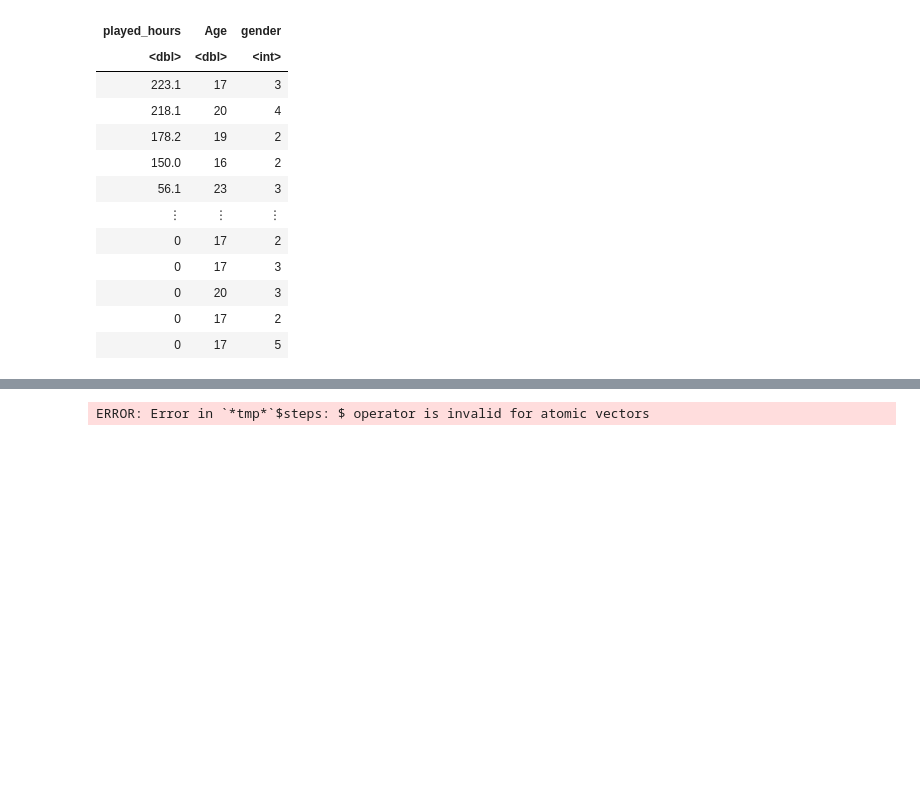
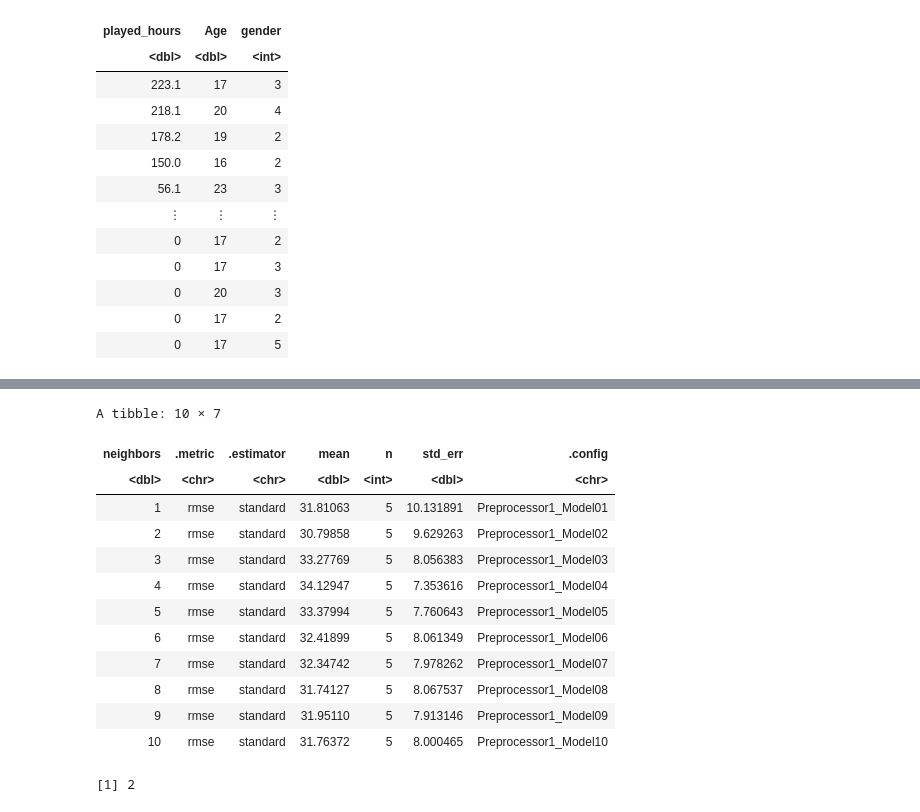
Before and after one commit to Jazecab/DSCI100-Project-Main, a Jupyter notebook: Project_JC.ipynb, the cells around one changed output, grey strips where cells are left out. Drawn from its saved outputs; the diff is of its cells as text; code cells hidden in the pictures; blank space fills up the shorter version.

```diff
--- a/Project_JC.ipynb
+++ b/Project_JC.ipynb
@@ -175,40 +155,53 @@ player_training<-training(isplit)
 player_testing<-testing(isplit)
 
 #forming a recipe
-hour_recipe<-recipe(played_hours ~., data=player_training)  #using all predictors in the dataset
-    step_scale(all_numeric())|>
-    step_center(all_numeric())
+hour_recipe<-recipe(played_hours ~., data=player_training)|>  #using all predictors in the dataset
+    step_scale(all_predictors())|>
+    step_center(all_predictors())
 
 #forming a tuning model to determine best k
 tune_spec<-nearest_neighbor(weight_func="rectangular", neighbors=tune())|>
     set_engine("kknn")|>
     set_mode("regression") #doing a regression algorithm to predict played hours
 
 #5-fold cross-validation
 #folds are created in a random way, so re-running this code would result in slight differences in prediction estimates
 vfold<-vfold_cv(player_training, v=5, strata=played_hours)
 
 
 #developing a fit
 tune_fit<-workflow()|>
     add_recipe(hour_recipe)|>
     add_model(tune_spec)
 
 
 #setting a range of k=1-10 to find the best k
 kvals<-tibble(neighbors=seq(from=1, to=10, by=1))
 
 #collecting data to find the smallest RMSE
 kvals_result<-tune_fit|>
     tune_grid(resamples=vfold, grid=kvals)|>
     collect_metrics()|>
     filter(.metric=="rmse")
 kvals_result
 
 # finding k value with minimum rmse for use in testing model
 kvals_min<-kvals_result|>
    slice_min(mean, n=1)|>#finds the row with the minimum mean
     pull(neighbors)
 kvals_min
 # %% [output]
-ERROR: Error in `*tmp*`$steps: $ operator is invalid for atomic vectors
+A tibble: 10 × 7
+| neighbors | .metric | .estimator | mean | n | std_err | .config |
+| <dbl> | <chr> | <chr> | <dbl> | <int> | <dbl> | <chr> |
+| 1 | rmse | standard | 31.81063 | 5 | 10.131891 | Preprocessor1_Model01 |
+| 2 | rmse | standard | 30.79858 | 5 | 9.629263 | Preprocessor1_Model02 |
+| 3 | rmse | standard | 33.27769 | 5 | 8.056383 | Preprocessor1_Model03 |
+| 4 | rmse | standard | 34.12947 | 5 | 7.353616 | Preprocessor1_Model04 |
+| 5 | rmse | standard | 33.37994 | 5 | 7.760643 | Preprocessor1_Model05 |
+| 6 | rmse | standard | 32.41899 | 5 | 8.061349 | Preprocessor1_Model06 |
+| 7 | rmse | standard | 32.34742 | 5 | 7.978262 | Preprocessor1_Model07 |
+| 8 | rmse | standard | 31.74127 | 5 | 8.067537 | Preprocessor1_Model08 |
+| 9 | rmse | standard | 31.95110 | 5 | 7.913146 | Preprocessor1_Model09 |
+| 10 | rmse | standard | 31.76372 | 5 | 8.000465 | Preprocessor1_Model10 |
+[1] 2
```
Also changed, not shown: parts of 11 cells of this notebook.
